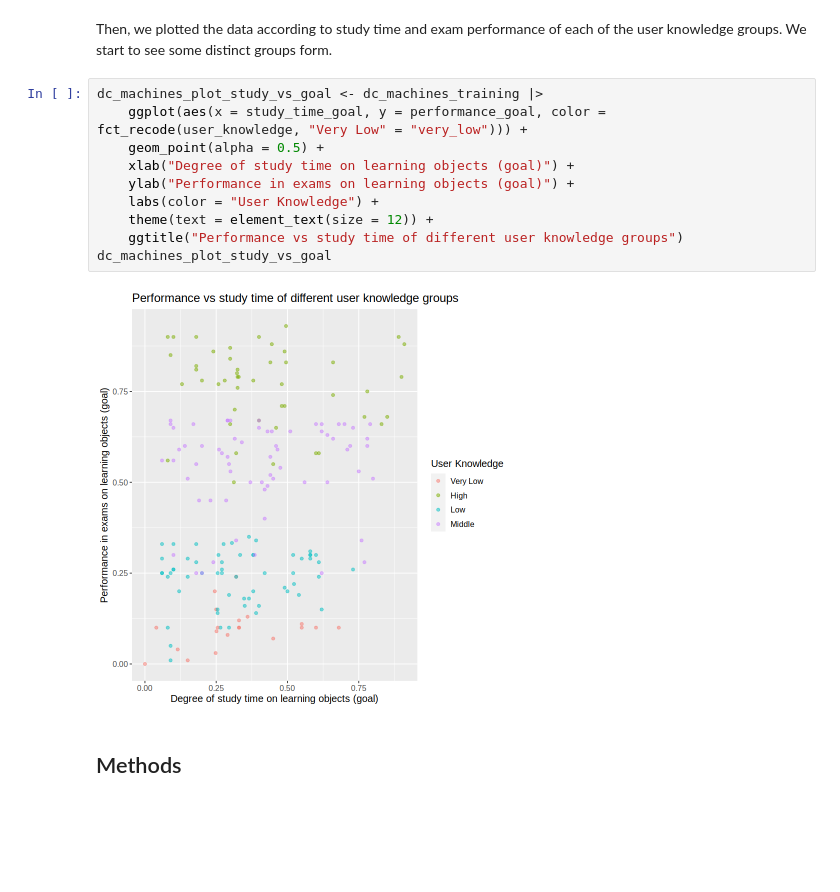
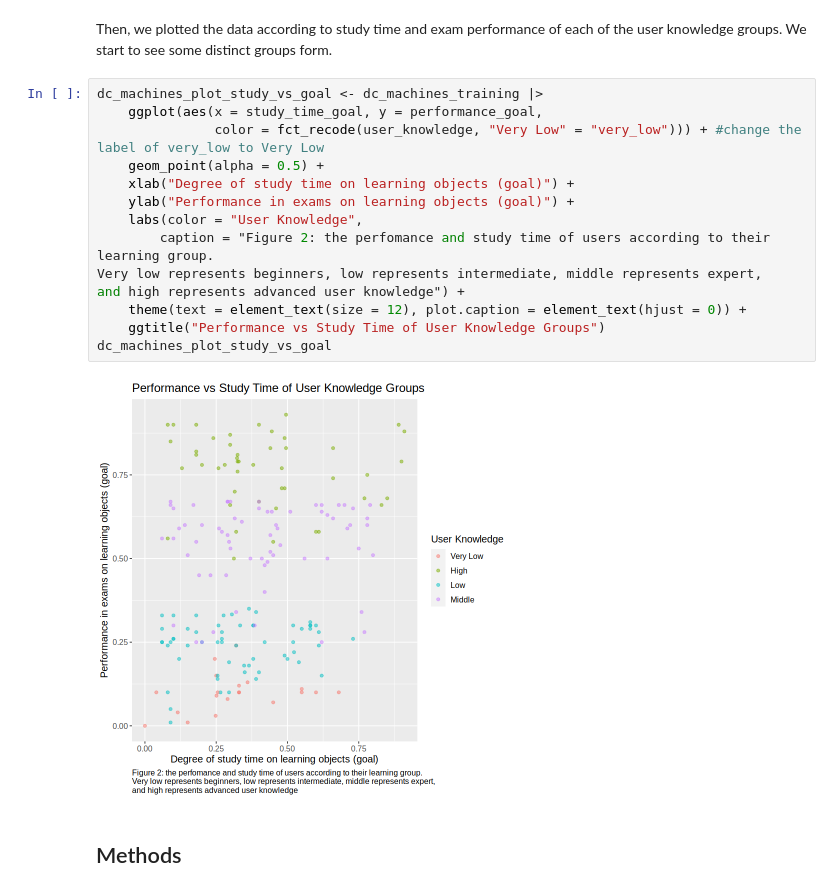
Before and after one commit to afellhauer/DSCI_Group_Project, a Jupyter notebook: learning_dc_machines.ipynb, the cells around one changed output. Cells and saved outputs as stored; diff of their text form; blank space fills up the shorter version.

```diff
--- a/learning_dc_machines.ipynb
+++ b/learning_dc_machines.ipynb
@@ -154,16 +179,20 @@ dc_machines_plot_distribution
 Then, we plotted the data according to study time and exam performance of each of the user knowledge groups. We start to see some distinct groups form.
 # %%
 dc_machines_plot_study_vs_goal <- dc_machines_training |>
-    ggplot(aes(x = study_time_goal, y = performance_goal, color = fct_recode(user_knowledge, "Very Low" = "very_low"))) +
+    ggplot(aes(x = study_time_goal, y = performance_goal,
+               color = fct_recode(user_knowledge, "Very Low" = "very_low"))) + #change the label of very_low to Very Low
     geom_point(alpha = 0.5) +
     xlab("Degree of study time on learning objects (goal)") +
     ylab("Performance in exams on learning objects (goal)") +
-    labs(color = "User Knowledge") +
-    theme(text = element_text(size = 12)) +
-    ggtitle("Performance vs study time of different user knowledge groups")
+    labs(color = "User Knowledge",
+        caption = "Figure 2: the perfomance and study time of users according to their learning group.
+Very low represents beginners, low represents intermediate, middle represents expert,
+and high represents advanced user knowledge") +
+    theme(text = element_text(size = 12), plot.caption = element_text(hjust = 0)) +
+    ggtitle("Performance vs Study Time of User Knowledge Groups")
 dc_machines_plot_study_vs_goal
 # %% [output]
-[figure, old version]
+[figure, new version]
 # %% [markdown]
 ## Methods
 # %% [markdown]
```
Also changed, not shown: parts of 22 cells of this notebook.
